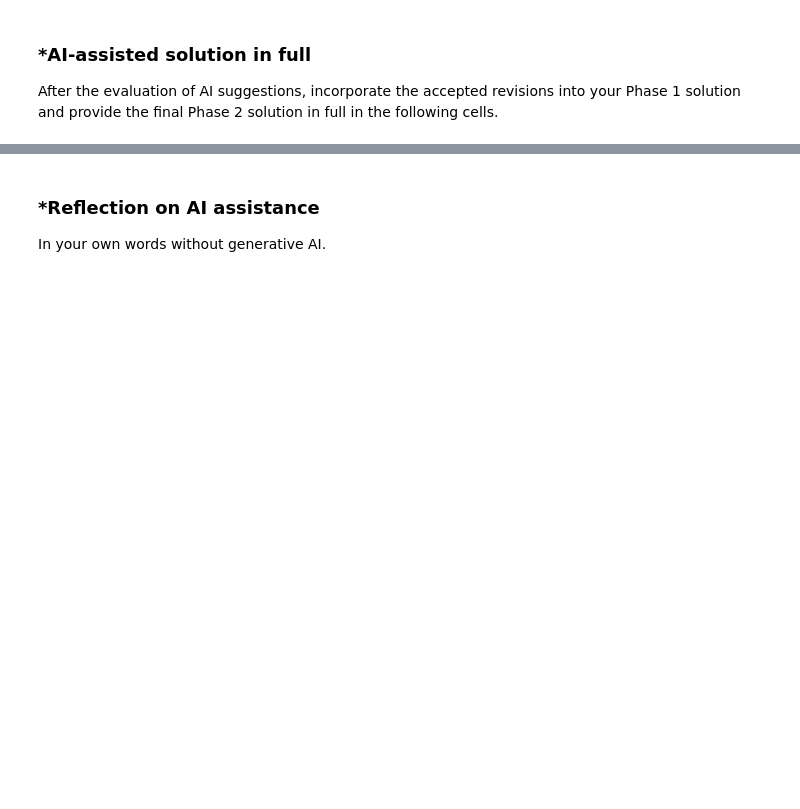
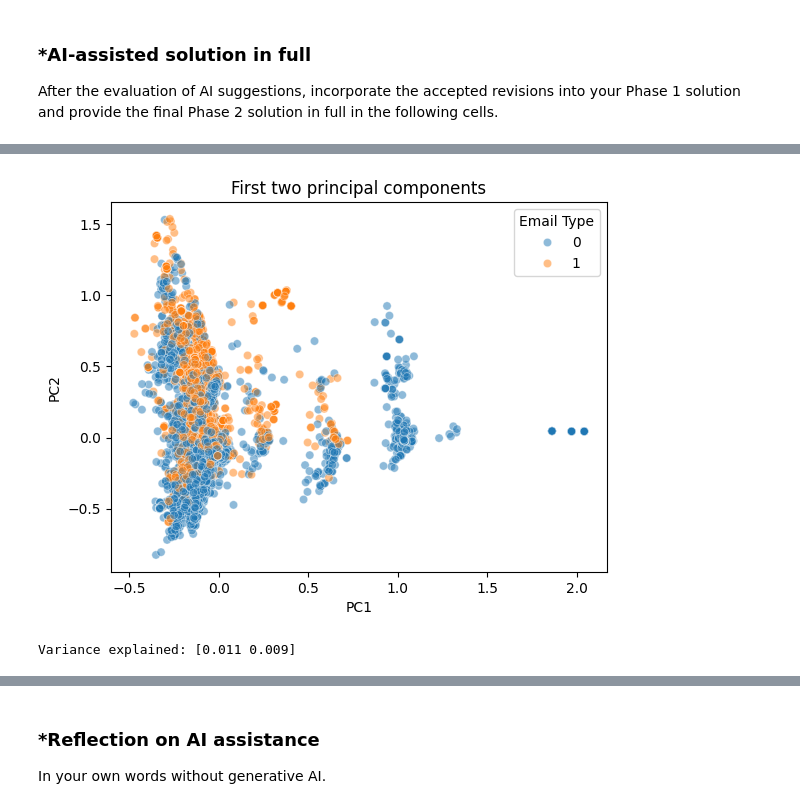
Before and after one commit to eloisemcdonough-tech/A05-pca, a Jupyter notebook: PCA_5.ipynb, the cells around one changed output, grey strips where cells are left out. Cells and saved outputs as stored; diff of their text form; code cells hidden in the pictures; blank space fills up the shorter version.

```diff
--- a/PCA_5.ipynb
+++ b/PCA_5.ipynb
@@ -243,0 +313,4 @@ After the evaluation of AI suggestions, incorporate the accepted revisions into
+# %%
+df = pd.read_parquet("Phishing_clean.parquet")
+print(df.shape)
+df.head()
@@ -243,0 +326,8 @@ After the evaluation of AI suggestions, incorporate the accepted revisions into
+# %%
+from sklearn.model_selection import train_test_split
+
+y = df["Email Type"]
+X = df.drop(columns=["Email Type"])
+
+X_train, X_test, y_train, y_test = train_test_split(X, y, test_size=0.2, random_state=100)
+print(X_train.shape, X_test.shape)
@@ -243,0 +379,17 @@ After the evaluation of AI suggestions, incorporate the accepted revisions into
+# %%
+from sklearn.decomposition import PCA
+
+pca = PCA(n_components=2).fit(X)
+X_pca = pca.transform(X)
+
+pca_df = pd.DataFrame(X_pca, columns=["PC1", "PC2"])
+pca_df["Email Type"] = y.values
+
+sns.scatterplot(data=pca_df, x="PC1", y="PC2", hue="Email Type", alpha=0.5).set(
+    title="First two principal components")
+plt.show()
+
+print("Variance explained:", pca.explained_variance_ratio_.round(3))
+# %% [output]
+[figure, added]
+Variance explained: [0.011 0.009]
```
Also changed, not shown: parts of 23 cells of this notebook.
